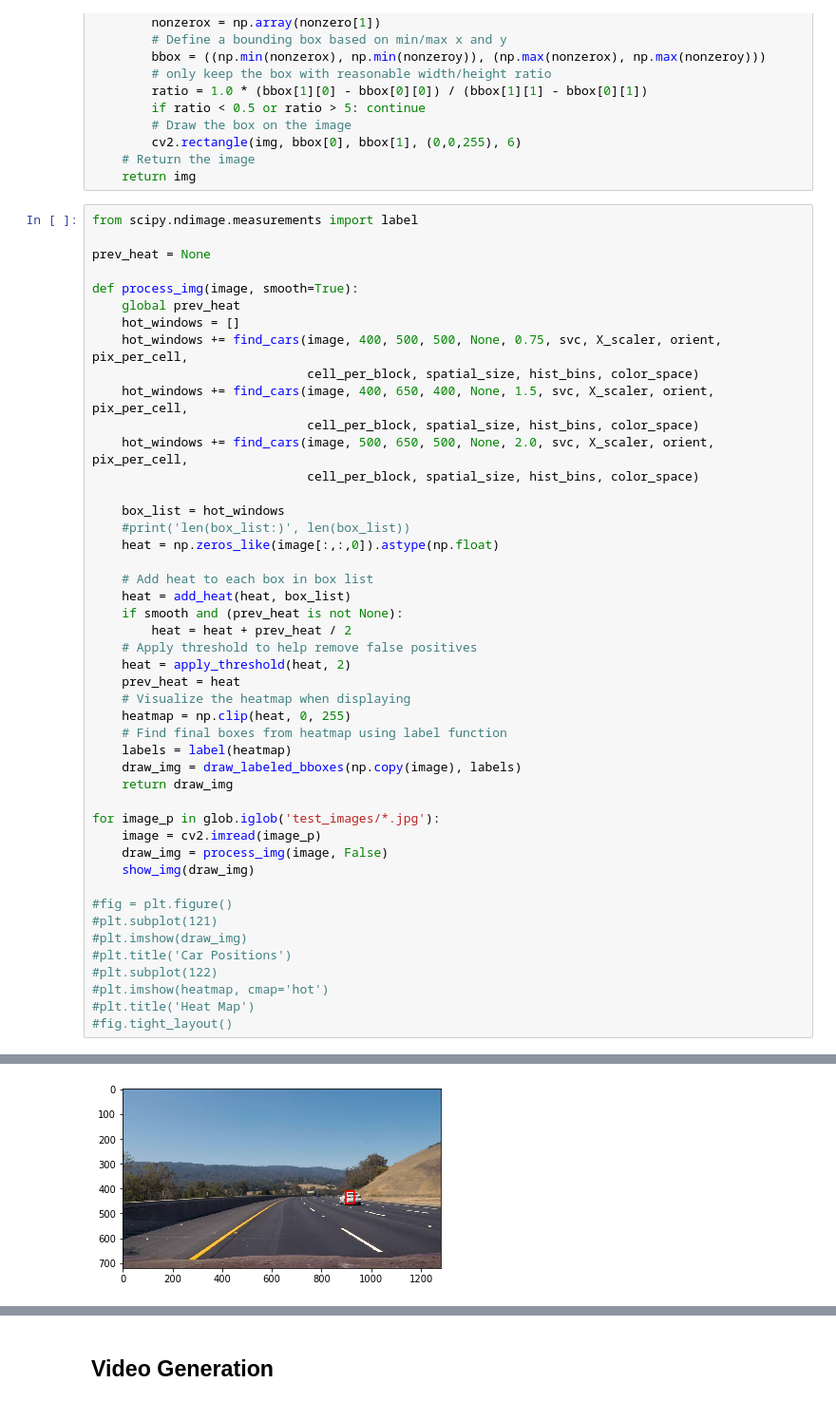
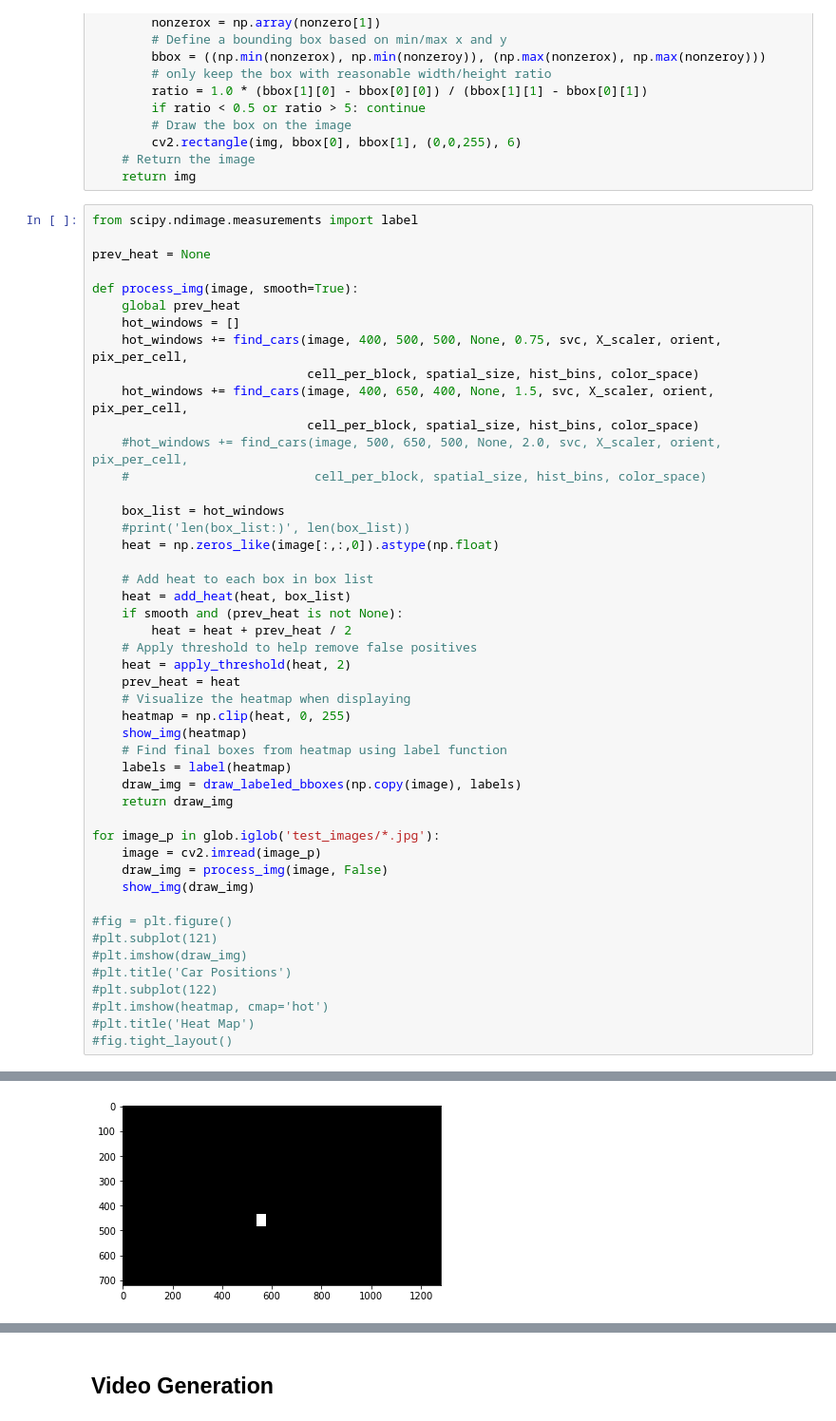
Before and after one commit to roba269/CarND-Vehicle-Detection-Submit, a Jupyter notebook: code.ipynb, the cells around one changed output, grey strips where cells are left out. Shown at 95% size. Cells and saved outputs as stored; diff of their text form.

```diff
--- a/code.ipynb
+++ b/code.ipynb
@@ -513,8 +513,8 @@ def process_img(image, smooth=True):
                              cell_per_block, spatial_size, hist_bins, color_space)
     hot_windows += find_cars(image, 400, 650, 400, None, 1.5, svc, X_scaler, orient, pix_per_cell,
                              cell_per_block, spatial_size, hist_bins, color_space)
-    hot_windows += find_cars(image, 500, 650, 500, None, 2.0, svc, X_scaler, orient, pix_per_cell,
-                             cell_per_block, spatial_size, hist_bins, color_space)
+    #hot_windows += find_cars(image, 500, 650, 500, None, 2.0, svc, X_scaler, orient, pix_per_cell,
+    #                         cell_per_block, spatial_size, hist_bins, color_space)
 
     box_list = hot_windows
     #print('len(box_list:)', len(box_list))
@@ -529,6 +529,7 @@ def process_img(image, smooth=True):
     prev_heat = heat
     # Visualize the heatmap when displaying
     heatmap = np.clip(heat, 0, 255)
+    show_img(heatmap)
     # Find final boxes from heatmap using label function
     labels = label(heatmap)
     draw_img = draw_labeled_bboxes(np.copy(image), labels)
@@ -553 +554 @@ for image_p in glob.iglob('test_images/*.jpg'):
-[figure, old version]
+[figure, new version]
```
Also changed, not shown: parts of 1 cell of this notebook, 3 other files.
